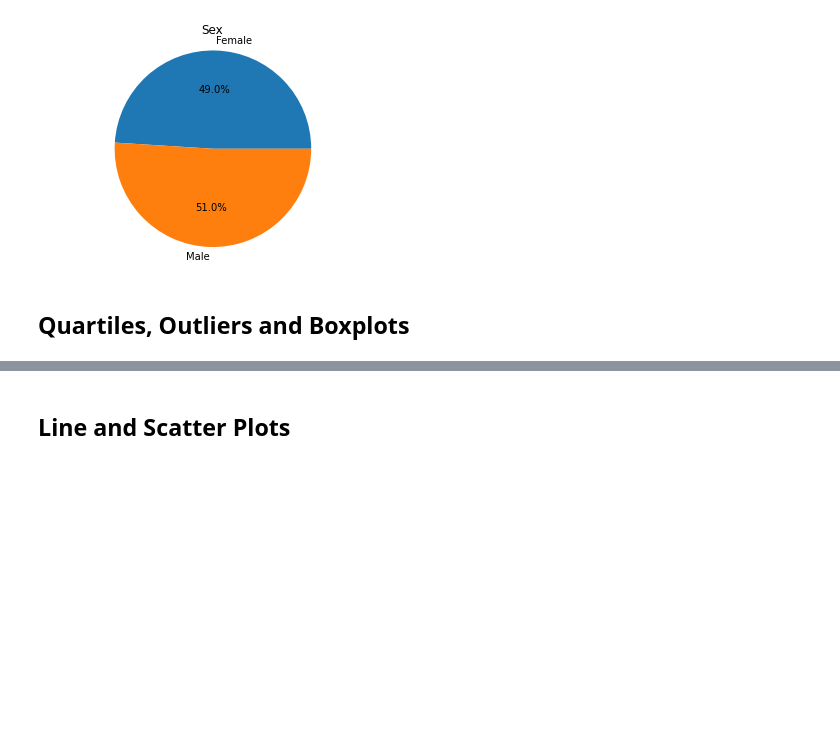
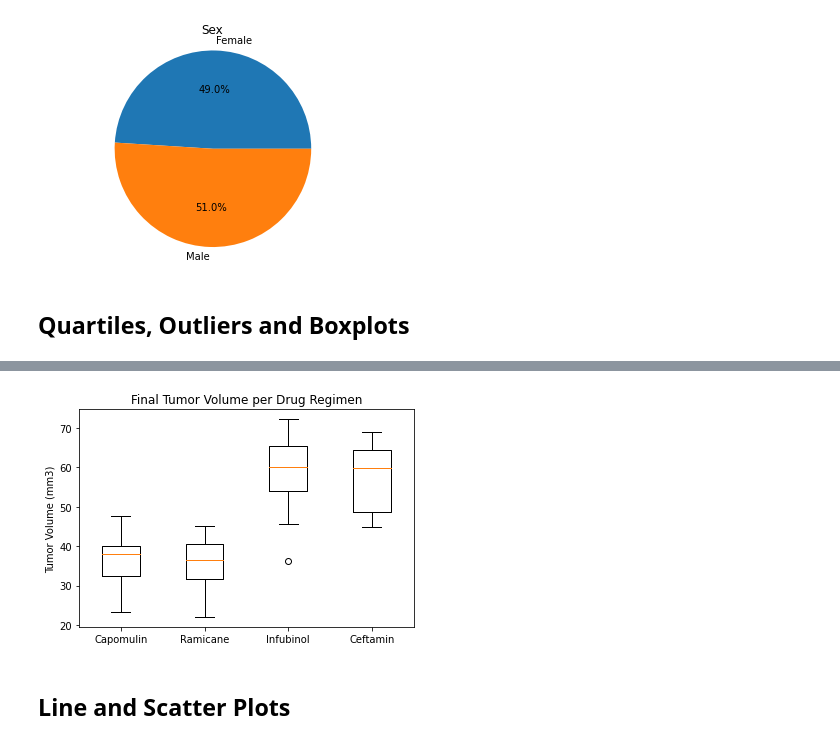
Before and after one commit to Ramyals-web/Matplotlib, a Jupyter notebook: Instructions/Pymaceuticals/pymaceuticals_starter.ipynb, the cells around one changed output, grey strips where cells are left out. Saved outputs shown, nothing was run; the diff lists cells and outputs as text; code cells hidden in the pictures; blank space fills up the shorter version.

```diff
--- a/Instructions/Pymaceuticals/pymaceuticals_starter.ipynb
+++ b/Instructions/Pymaceuticals/pymaceuticals_starter.ipynb
@@ -229,19 +247,31 @@ tumor_volume=["Capomulin", "Ramicane", "Infubinol", "Ceftamin"]
 # %%
 # Put treatments into a list for for loop (and later for plot labels)
+# Calculate the IQR and quantitatively determine if there are any potential outliers.
+drugslist = ["Capomulin", "Ramicane", "Infubinol", "Ceftamin"]
 
 
 # Create empty list to fill with tumor vol data (for plotting)
-Capomulin=[]
-Ramicane=[]
-Infubinol=[]
-Ceftamin=[]
-# Calculate the IQR and quantitatively determine if there are any potential outliers.
+tumor_volume =[]
+#capomulin=[]
+#ramicane=[]
+#infubinol=[]
+#ceftamin=[]
 
+# Locate the rows which contain mice on each drug and get the tumor volumes
+for drugs in drugslist:
+    tumor_volume_drug = merge_group["Tumor Volume (mm3)"].loc[merge_group["Drug Regimen"] == drugs]
 
-    # Locate the rows which contain mice on each drug and get the tumor volumes
+    #add subset
+    tumor_volume.append(tumor_volume_drug)
+# Determine outliers using upper and lower bounds
+    quartiles = tumor_volume_drug.quantile([0.25,0.5,0.75])
+    lowerq = quartiles[0.25]
+    upperq = quartiles[0.75]
+    iqr = upperq-lowerq
 
-
-    # add subset
-
-
-    # Determine outliers using upper and lower bounds
+    print(f"For {drugs}, Interquartile Range (IQR) is {iqr}")
+    lower_bound = lowerq - (1.5*iqr)
+    upper_bound = upperq + (1.5*iqr)
+    print(f'For {drugs}, values below {lower_bound} could be outliers')
+    print(f'For {drugs}, values above {upper_bound} could be outliers')
+    print("---------------------------------------------------------------")
@@ -248,5 +295,14 @@ Ceftamin=[]
 # %%
 # Generate a box plot of the final tumor volume of each mouse across four regimens of interest
+
+fig, ax = plt.subplots()
+ax.set_title("Final Tumor Volume per Drug Regimen")
+ax.set_xticklabels(drugslist)
+ax.set_ylabel('Tumor Volume (mm3)')
+ax.boxplot(tumor_volume)
+plt.show()
+# %% [output]
+[figure, added]
 # %% [markdown]
 ## Line and Scatter Plots
 # %%
```
Also changed, not shown: parts of 4 cells of this notebook.
